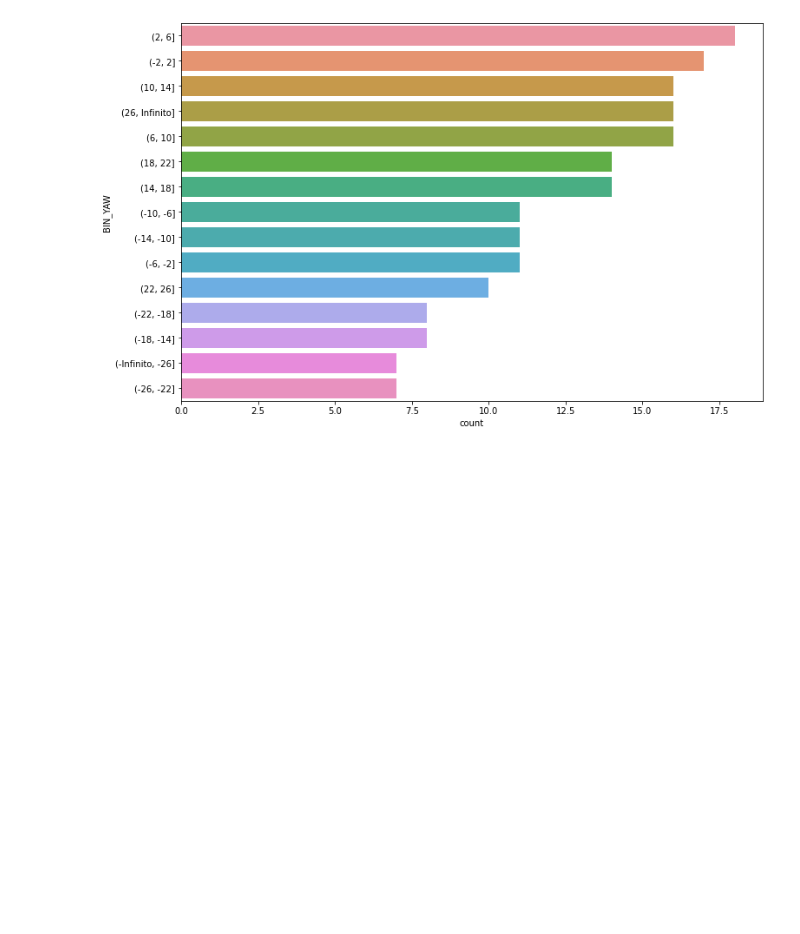
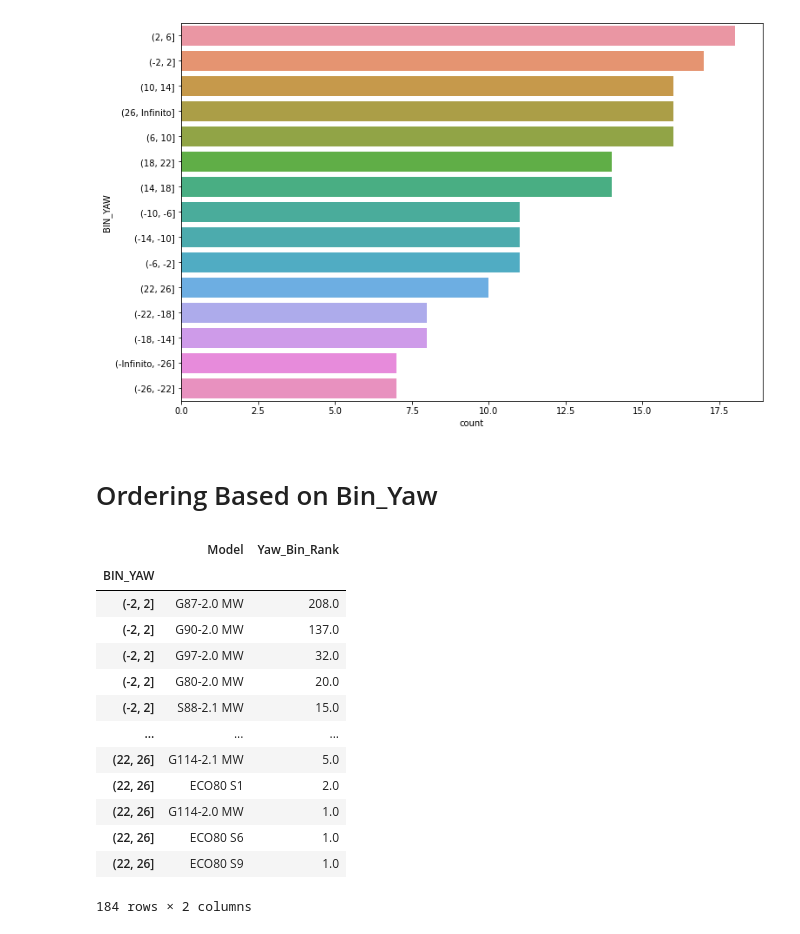
Before and after one commit to code-JOA/Wind-Turbine-Project, a Jupyter notebook: notebooks/OEM-Analysis.ipynb, the cells around one changed output. Saved outputs shown, nothing was run; the diff lists cells and outputs as text; code cells hidden in the pictures; blank space fills up the shorter version.

```diff
--- a/notebooks/OEM-Analysis.ipynb
+++ b/notebooks/OEM-Analysis.ipynb
@@ -329,3 +329,9 @@ sns.countplot(y= "BIN_YAW", data=oem_alert, order=oem_alert['BIN_YAW'].value_cou
 plt.show()
 # %% [output]
 [figure]
+# %% [markdown]
+# Ordering Based on Bin_Yaw
+# %%
+bin_yaw_order = {"(-Infinito, -26]", "(-26, -22]", "(-22, -18]", "(-18, -14]",
+                 "(-14, -10]", "(-10, -6]", "(-6, -2]", "(-2, 2]", "(2, 6]",
+                 "(6, 10]", "(10, 14]", "(14, 18]", "(18, 22]", "(22, 26]", "(26, Infinito]"}
@@ -331,0 +343,18 @@ plt.show()
+# %%
+alert_ordered = oem_alert.set_index("BIN_YAW").loc[bin_yaw_order]
+alert_ordered
+# %% [output]
+|  | Model | Yaw_Bin_Rank |
+| BIN_YAW |  |  |
+| (-2, 2] | G87-2.0 MW | 208.0 |
+| (-2, 2] | G90-2.0 MW | 137.0 |
+| (-2, 2] | G97-2.0 MW | 32.0 |
+| (-2, 2] | G80-2.0 MW | 20.0 |
+| (-2, 2] | S88-2.1 MW | 15.0 |
+| ... | ... | ... |
+| (22, 26] | G114-2.1 MW | 5.0 |
+| (22, 26] | ECO80 S1 | 2.0 |
+| (22, 26] | G114-2.0 MW | 1.0 |
+| (22, 26] | ECO80 S6 | 1.0 |
+| (22, 26] | ECO80 S9 | 1.0 |
+184 rows × 2 columns
```
Also changed, not shown: parts of 1 cell of this notebook.
